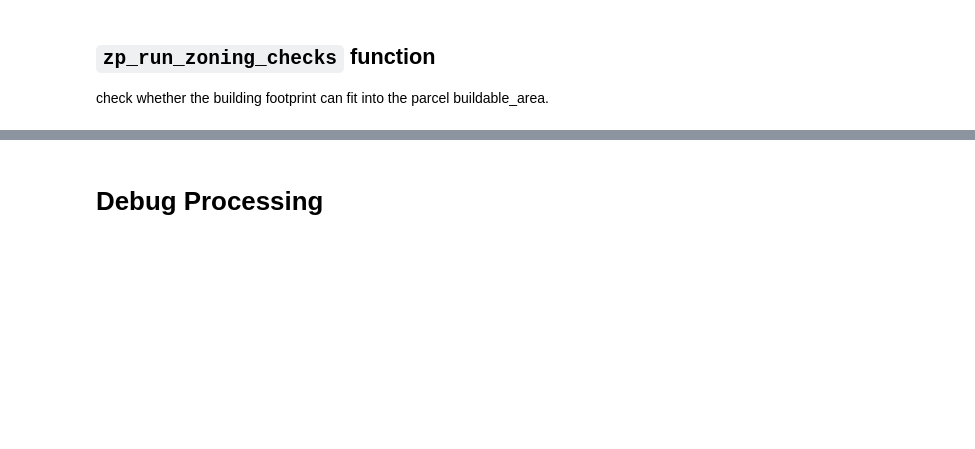
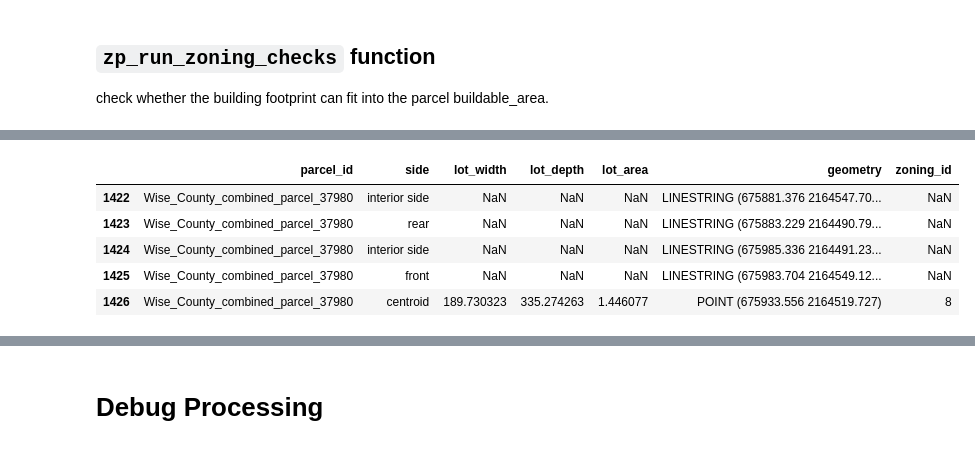
Before and after one commit to vibe-lab-gsd/zonepy, a Jupyter notebook: examples.ipynb, the cells around one changed output, grey strips where cells are left out. Cells and saved outputs as stored; diff of their text form; code cells hidden in the pictures; blank space fills up the shorter version.

```diff
--- a/examples.ipynb
+++ b/examples.ipynb
@@ -493,0 +748,9 @@ detailed_check = zp_run_zoning_checks(r"/Users/houpuli/Redlining Lab Dropbox/HOU
+# %%
+parcels[parcels['parcel_id'] == 'Wise_County_combined_parcel_37980']
+# %% [output]
+|  | parcel_id | side | lot_width | lot_depth | lot_area | geometry | zoning_id |
+| 1422 | Wise_County_combined_parcel_37980 | interior side | NaN | NaN | NaN | LINESTRING (675881.376 2164547.70... | NaN |
+| 1423 | Wise_County_combined_parcel_37980 | rear | NaN | NaN | NaN | LINESTRING (675883.229 2164490.79... | NaN |
+| 1424 | Wise_County_combined_parcel_37980 | interior side | NaN | NaN | NaN | LINESTRING (675985.336 2164491.23... | NaN |
+| 1425 | Wise_County_combined_parcel_37980 | front | NaN | NaN | NaN | LINESTRING (675983.704 2164549.12... | NaN |
+| 1426 | Wise_County_combined_parcel_37980 | centroid | 189.730323 | 335.274263 | 1.446077 | POINT (675933.556 2164519.727) | 8 |
```
Also changed, not shown: parts of 13 cells of this notebook, 6 other files.
